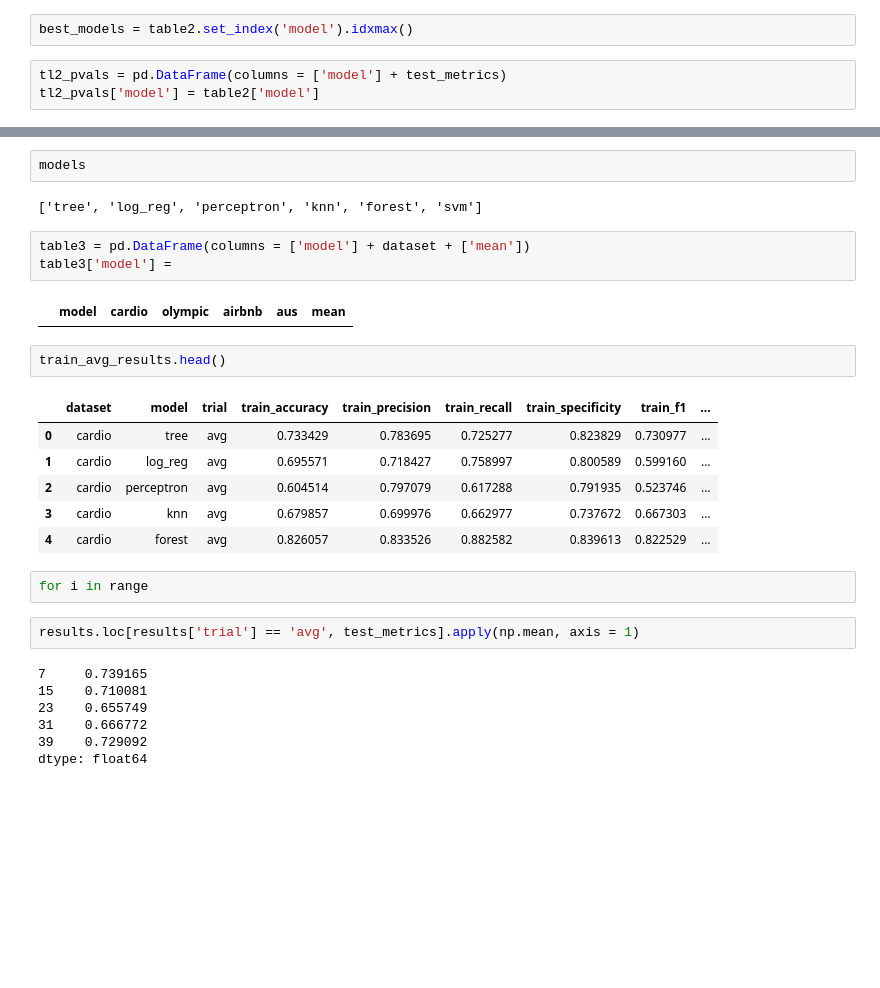
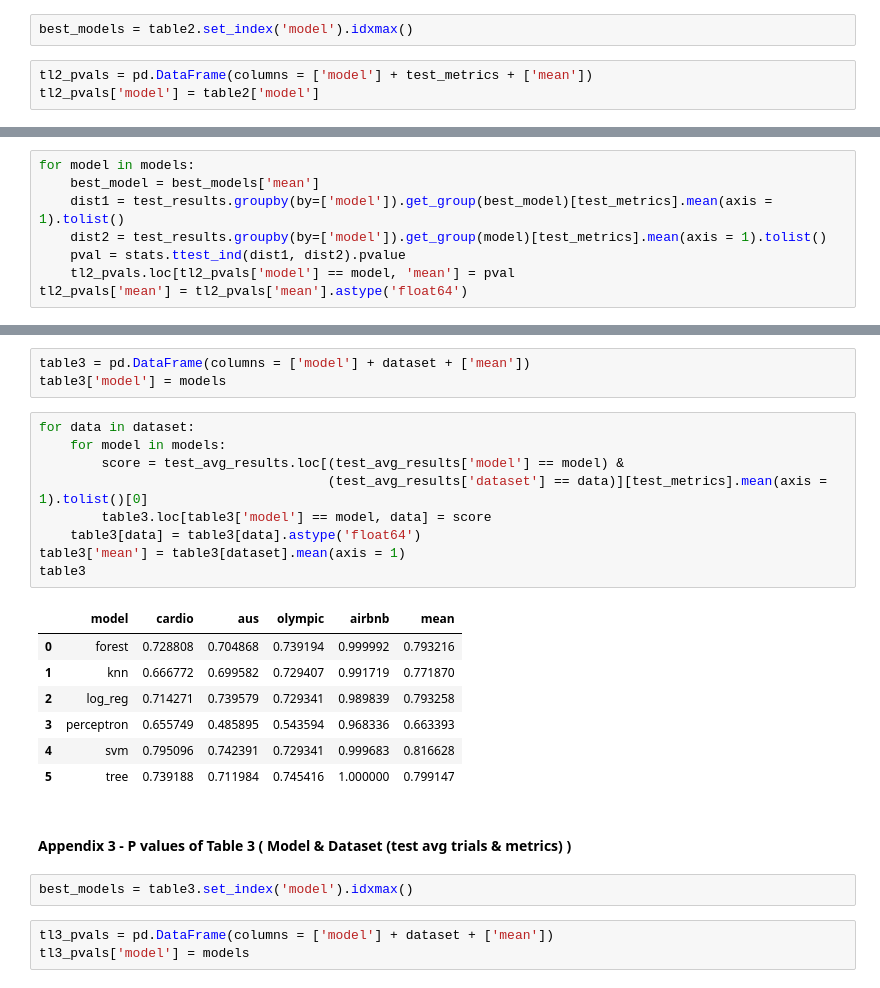
Before and after one commit to Yunchun/Supervised-ML-Comparisons, a Jupyter notebook: project.ipynb, the cells around one changed output, grey strips where cells are left out. Cells and saved outputs as stored; diff of their text form; blank space fills up the shorter version.

```diff
--- a/project.ipynb
+++ b/project.ipynb
@@ -1345,7 +1239,7 @@ table2
 # %%
 best_models = table2.set_index('model').idxmax()
 # %%
-tl2_pvals = pd.DataFrame(columns = ['model'] + test_metrics)
+tl2_pvals = pd.DataFrame(columns = ['model'] + test_metrics + ['mean'])
 tl2_pvals['model'] = table2['model']
 # %%
 for metric in test_metrics:
@@ -1365,0 +1252,8 @@ tl2_pvals
+# %%
+for model in models:
+    best_model = best_models['mean']
+    dist1 = test_results.groupby(by=['model']).get_group(best_model)[test_metrics].mean(axis = 1).tolist()
+    dist2 = test_results.groupby(by=['model']).get_group(model)[test_metrics].mean(axis = 1).tolist()
+    pval = stats.ttest_ind(dist1, dist2).pvalue
+    tl2_pvals.loc[tl2_pvals['model'] == model, 'mean'] = pval
+tl2_pvals['mean'] = tl2_pvals['mean'].astype('float64')
@@ -1368,29 +1272,27 @@ tl2_pvals
-# %%
-models
-# %% [output]
-['tree', 'log_reg', 'perceptron', 'knn', 'forest', 'svm']
 # %%
 table3 = pd.DataFrame(columns = ['model'] + dataset + ['mean'])
-table3['model'] =
+table3['model'] = models
-# %% [output]
-|  | model | cardio | olympic | airbnb | aus | mean |
-# %%
-train_avg_results.head()
-# %% [output]
-|  | dataset | model | trial | train_accuracy | train_precision | train_recall | train_specificity | train_f1 | ... |
-| 0 | cardio | tree | avg | 0.733429 | 0.783695 | 0.725277 | 0.823829 | 0.730977 | ... |
-| 1 | cardio | log_reg | avg | 0.695571 | 0.718427 | 0.758997 | 0.800589 | 0.599160 | ... |
-| 2 | cardio | perceptron | avg | 0.604514 | 0.797079 | 0.617288 | 0.791935 | 0.523746 | ... |
-| 3 | cardio | knn | avg | 0.679857 | 0.699976 | 0.662977 | 0.737672 | 0.667303 | ... |
-| 4 | cardio | forest | avg | 0.826057 | 0.833526 | 0.882582 | 0.839613 | 0.822529 | ... |
-# %%
-for i in range
-# %%
-results.loc[results['trial'] == 'avg', test_metrics].apply(np.mean, axis = 1)
-# %% [output]
-7     0.739165
-15    0.710081
-23    0.655749
-31    0.666772
-39    0.729092
-dtype: float64
+# %%
+for data in dataset:
+    for model in models:
+        score = test_avg_results.loc[(test_avg_results['model'] == model) &
+                                     (test_avg_results['dataset'] == data)][test_metrics].mean(axis = 1).tolist()[0]
+        table3.loc[table3['model'] == model, data] = score
+    table3[data] = table3[data].astype('float64')
+table3['mean'] = table3[dataset].mean(axis = 1)
+table3
+# %% [output]
+|  | model | cardio | aus | olympic | airbnb | mean |
+| 0 | forest | 0.728808 | 0.704868 | 0.739194 | 0.999992 | 0.793216 |
+| 1 | knn | 0.666772 | 0.699582 | 0.729407 | 0.991719 | 0.771870 |
+| 2 | log_reg | 0.714271 | 0.739579 | 0.729341 | 0.989839 | 0.793258 |
+| 3 | perceptron | 0.655749 | 0.485895 | 0.543594 | 0.968336 | 0.663393 |
+| 4 | svm | 0.795096 | 0.742391 | 0.729341 | 0.999683 | 0.816628 |
+| 5 | tree | 0.739188 | 0.711984 | 0.745416 | 1.000000 | 0.799147 |
+# %% [markdown]
+#### Appendix 3 - P values of Table 3 ( Model & Dataset (test avg trials & metrics) )
+# %%
+best_models = table3.set_index('model').idxmax()
+# %%
+tl3_pvals = pd.DataFrame(columns = ['model'] + dataset + ['mean'])
+tl3_pvals['model'] = models
```
Also changed, not shown: parts of 32 cells of this notebook.
